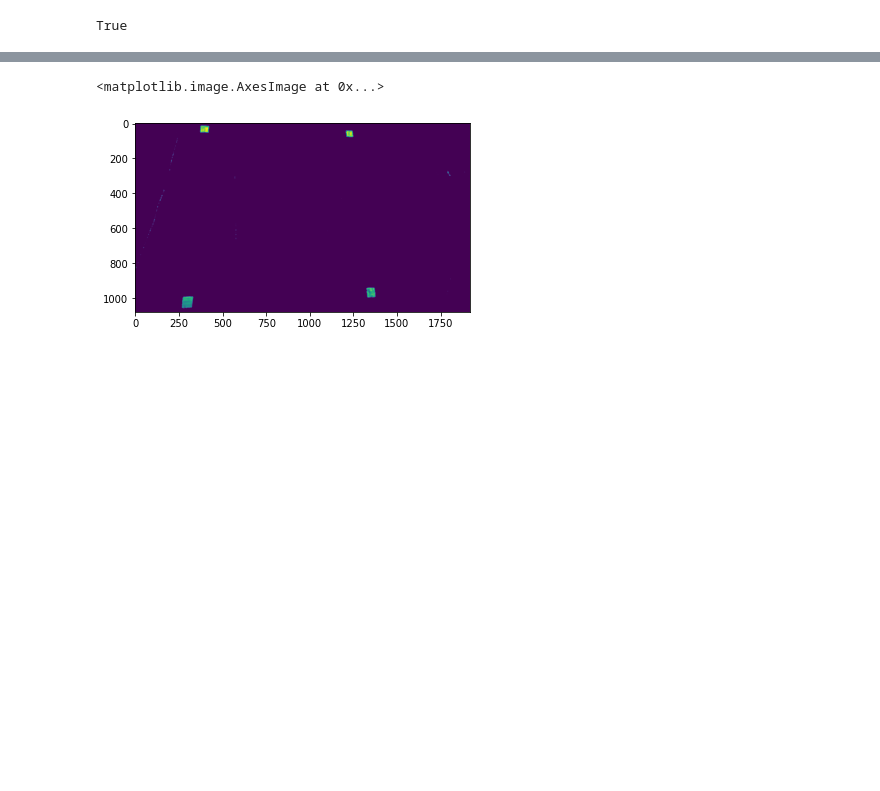
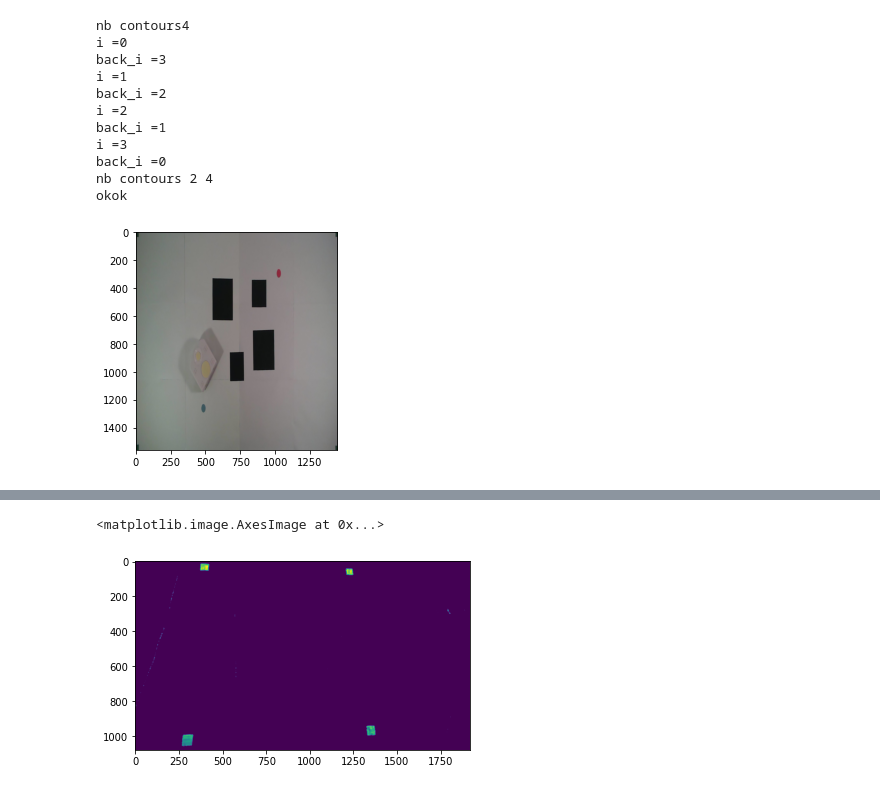
Before and after one commit to theoh-io/EPFL_MobileRobotics_2021, a Jupyter notebook: Distorsion test.ipynb, the cells around one changed output, grey strips where cells are left out. Cells and saved outputs as stored; diff of their text form; code cells hidden in the pictures; blank space fills up the shorter version.

Commit message:
img calibration

```diff
--- a/Distorsion test.ipynb
+++ b/Distorsion test.ipynb
@@ -24,5 +9,0 @@ def takePicture(video):
-# %%
-img = takePicture(video)
-cv2.imwrite('map.png', img)
-# %% [output]
-True
@@ -28,0 +12,21 @@ True
+# %%
+#img_final = np.array(Image.open('env_final.jpeg'))
+img_final = cv2.imread('env_final.jpeg')
+img_final2 = cv2.cvtColor(img_final, cv2.COLOR_BGR2RGB)
+zzz=vis.img_calibration(img_final2)
+plt.figure()
+plt.imshow(zzz)
+plt.show()
+# %% [output]
+nb contours4
+i =0
+back_i =3
+i =1
+back_i =2
+i =2
+back_i =1
+i =3
+back_i =0
+nb contours 2 4
+okok
+[figure, added]
```
Also changed, not shown: parts of 19 cells of this notebook, 5 other files.
